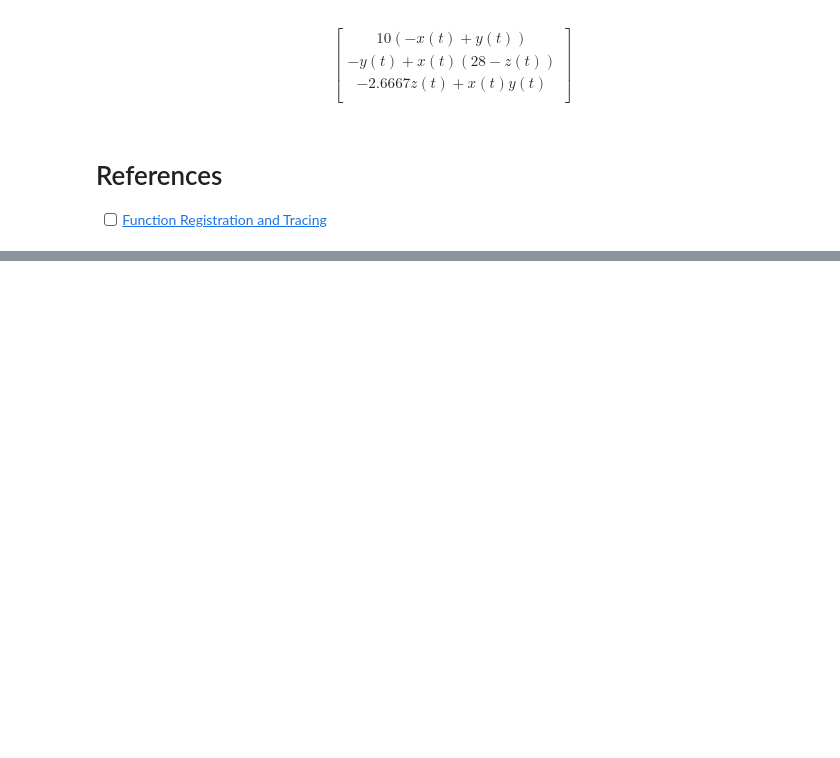
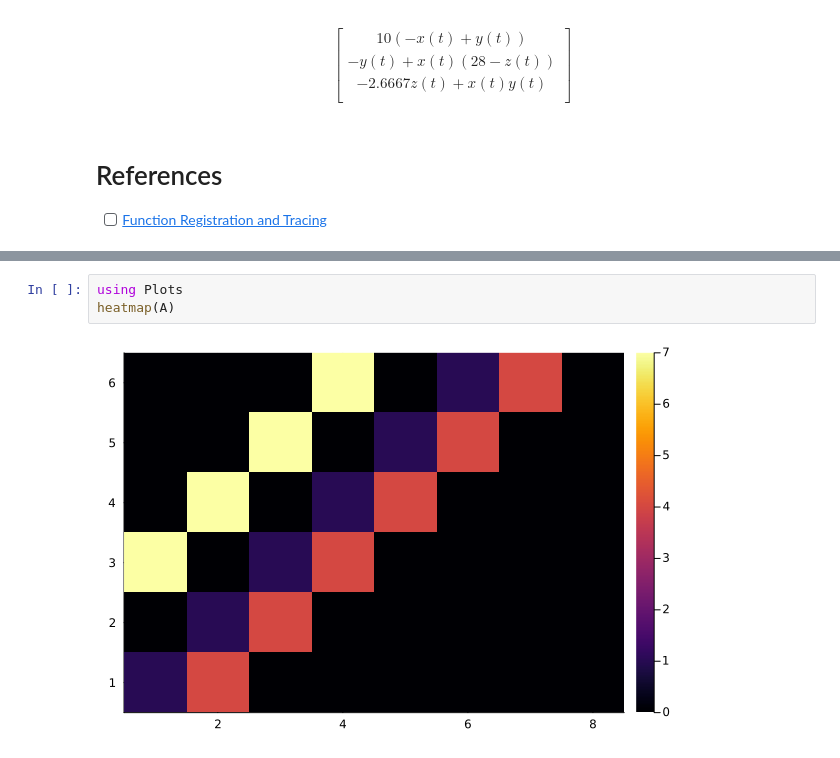
Before and after one commit to setrar/MIT_OCW_Linear_Algebra_18_06, a Jupyter notebook: symbolics.ipynb, the cells around one changed output, grey strips where cells are left out. Cells and saved outputs as stored; diff of their text form; blank space fills up the shorter version.

```diff
--- a/symbolics.ipynb
+++ b/symbolics.ipynb
@@ -37,0 +47,5 @@ $$ \begin{equation}
+# %%
+using Plots
+heatmap(A)
+# %% [output]
+[figure, added]
```
Also changed, not shown: parts of 3 cells of this notebook.
